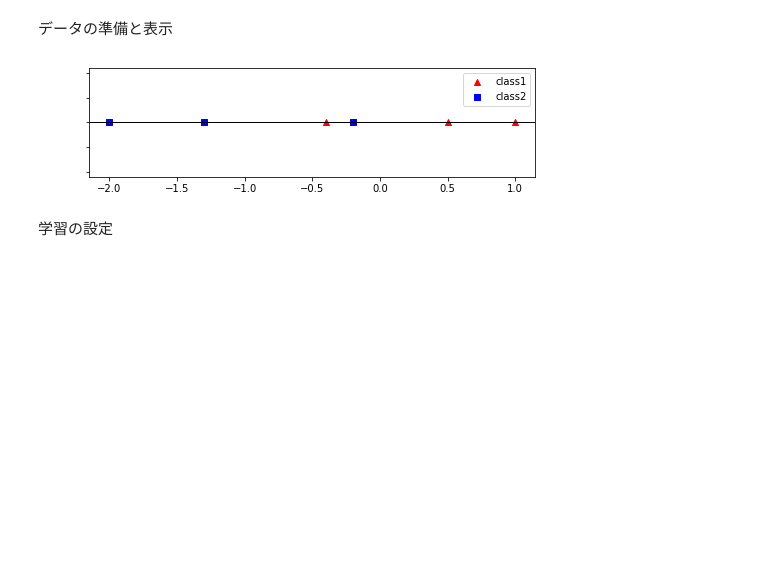
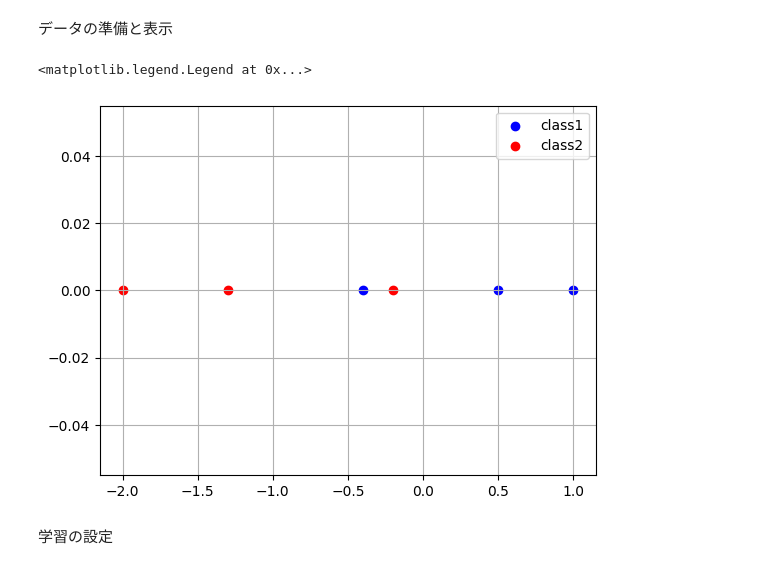
Before and after one commit to MasahiroAraki/SpeechRecognition, a Jupyter notebook: Python/chap05.ipynb, the cells around one changed output. Saved outputs shown, nothing was run; the diff lists cells and outputs as text; code cells hidden in the pictures; blank space fills up the shorter version.

```diff
--- a/Python/chap05.ipynb
+++ b/Python/chap05.ipynb
@@ -83,21 +77,16 @@ Widrow-Hoffの学習規則を Python でコーディングせよ．
 # %%
 import numpy as np
 import matplotlib.pyplot as plt
 
 X = np.array([[1.0], [0.5], [-0.2], [-0.4], [-1.3], [-2.0]])
-y = np.array([1, 1, -1, 1, -1, -1])
-
-plt.figure(figsize=(8,2))
-plt.yticks(color="None")
-plt.axhline(y=0, linewidth=1, c='black')
-plt.scatter(X[y==1], np.zeros(len(X[y==1])), c='red', marker='^', label='class1')
-plt.scatter(X[y==-1], np.zeros(len(X[y==-1])), c='blue', marker='s', label='class2')
+y = np.array([1, 1, 0, 1, 0, 0])
+plt.grid()
+plt.scatter(X[y==1], np.zeros(len(X[y==1])), c='blue', label='class1')
+plt.scatter(X[y==0], np.zeros(len(X[y==0])), c='red',  label='class2')
 plt.legend(loc='upper right')
-
-(n, d) = X.shape
-X2 = np.concatenate((np.ones((n, 1)), X), axis=1)
 # %% [output]
+<matplotlib.legend.Legend at 0x...>
-[figure, old version]
+[figure, new version]
 # %% [markdown]
 学習の設定
 # %%
```
Also changed, not shown: parts of 13 cells of this notebook, 9 other files.
